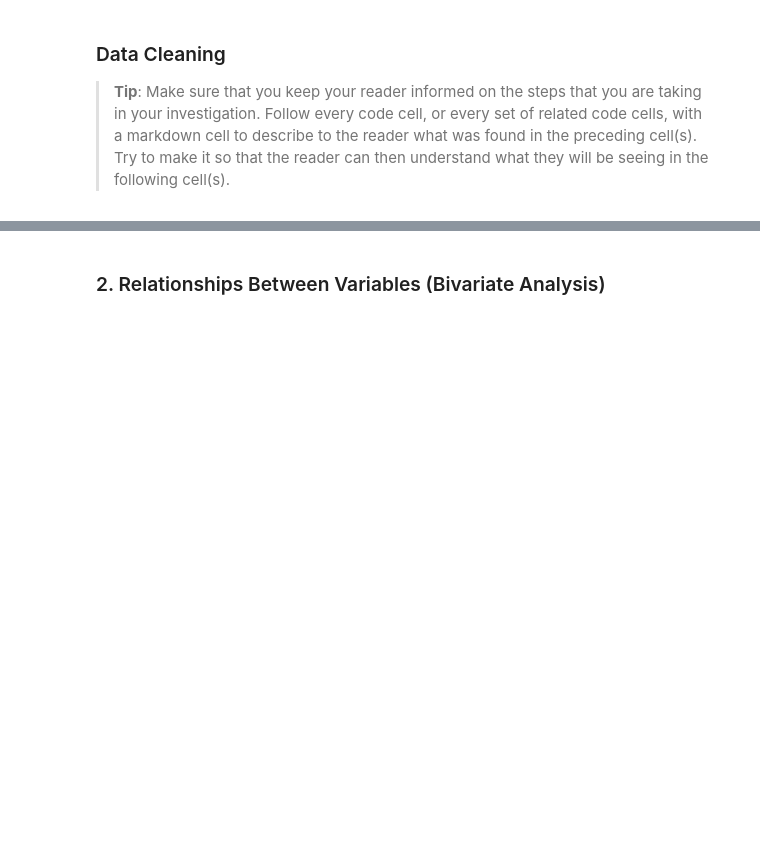
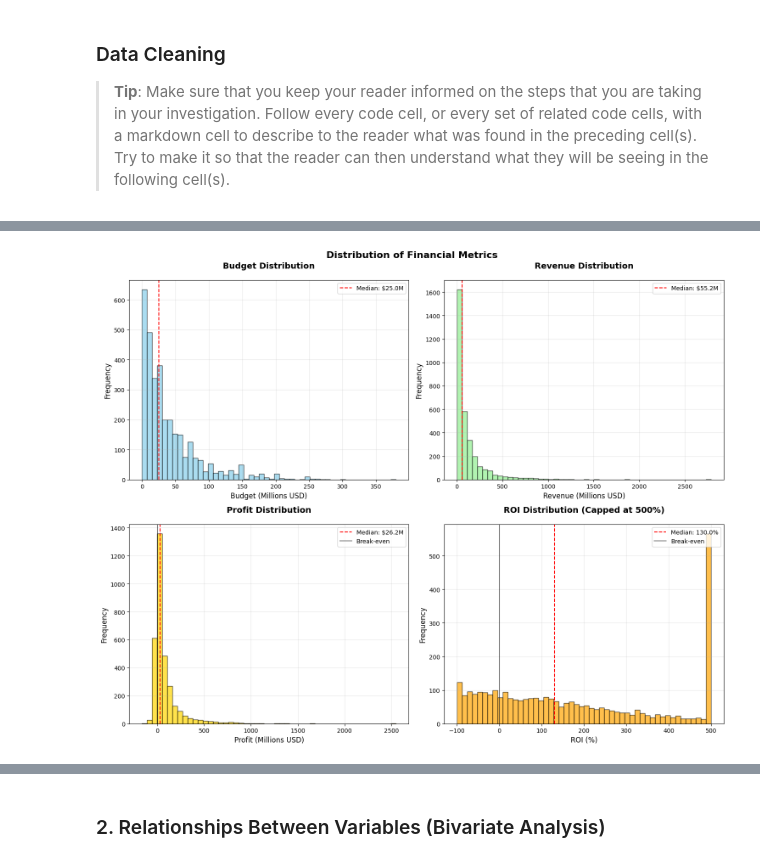
Before and after one commit to Bisan-Abdelrahim/DataAnalystProject1, a Jupyter notebook: Investigate_a_Dataset.ipynb, the cells around one changed output, grey strips where cells are left out. Saved outputs shown, nothing was run; the diff lists cells and outputs as text; code cells hidden in the pictures; blank space fills up the shorter version.

```diff
--- a/Investigate_a_Dataset.ipynb
+++ b/Investigate_a_Dataset.ipynb
@@ -26,15 +12,0 @@
-# %%
-# Basic libraries
-import pandas as pd
-import numpy as np
-
-# Visualization
-import matplotlib.pyplot as plt
-import seaborn as sns
-
-# Settings for plots
-sns.set_theme(style="darkgrid")
-
-
-# To display all columns in pandas
-pd.set_option('display.max_columns', None)
@@ -350,0 +410,70 @@ Key observations from distributions:
+# %%
+# Distribution Analysis of Key Financial Metrics
+
+# Create figure with subplots
+fig, axes = plt.subplots(2, 2, figsize=(15, 12))
+fig.suptitle('Distribution of Financial Metrics', fontsize=16, fontweight='bold')
+
+# Budget distribution
+axes[0, 0].hist(df['budget'] / 1e6, bins=50, alpha=0.7, color='skyblue', edgecolor='black')
+add_plot_labels(axes[0, 0], 'Budget Distribution', 'Budget (Millions USD)', 'Frequency')
+axes[0, 0].axvline(df['budget'].median() / 1e6, color='red', linestyle='--',
+                   label=f'Median: ${df["budget"].median()/1e6:.1f}M')
+axes[0, 0].legend()
+
+# Revenue distribution
+axes[0, 1].hist(df['revenue'] / 1e6, bins=50, alpha=0.7, color='lightgreen', edgecolor='black')
+add_plot_labels(axes[0, 1], 'Revenue Distribution', 'Revenue (Millions USD)', 'Frequency')
+axes[0, 1].axvline(df['revenue'].median() / 1e6, color='red', linestyle='--',
+                   label=f'Median: ${df["revenue"].median()/1e6:.1f}M')
+axes[0, 1].legend()
+
+# Profit distribution
+profit_millions = df['profit'] / 1e6
+axes[1, 0].hist(profit_millions, bins=50, alpha=0.7, color='gold', edgecolor='black')
+add_plot_labels(axes[1, 0], 'Profit Distribution', 'Profit (Millions USD)', 'Frequency')
+axes[1, 0].axvline(profit_millions.median(), color='red', linestyle='--',
+                   label=f'Median: ${profit_millions.median():.1f}M')
+axes[1, 0].axvline(0, color='black', linestyle='-', alpha=0.5, label='Break-even')
+axes[1, 0].legend()
+
+# ROI distribution (capped for visualization)
+roi_capped = df['roi_percent'].clip(upper=500)  # Cap at 500% for better visualization
+axes[1, 1].hist(roi_capped, bins=50, alpha=0.7, color='orange', edgecolor='black')
+add_plot_labels(axes[1, 1], 'ROI Distribution (Capped at 500%)', 'ROI (%)', 'Frequency')
+axes[1, 1].axvline(df['roi_percent'].median(), color='red', linestyle='--',
+                   label=f'Median: {df["roi_percent"].median():.1f}%')
+axes[1, 1].axvline(0, color='black', linestyle='-', alpha=0.5, label='Break-even')
+axes[1, 1].legend()
+
+plt.tight_layout()
+plt.show()
+
+# Summary statistics
+print("Distribution Summary:")
+print("=" * 50)
+
+metrics = {
+    'Budget': df['budget'],
+    'Revenue': df['revenue'],
+    'Profit': df['profit'],
+    'ROI (%)': df['roi_percent']
+}
+
+for name, data in metrics.items():
+    q25, q50, q75 = data.quantile([0.25, 0.5, 0.75])
+    if 'Budget' in name or 'Revenue' in name or 'Profit' in name:
+        print(f"{name}: Q1=${q25/1e6:.1f}M, Median=${q50/1e6:.1f}M, Q3=${q75/1e6:.1f}M")
+    else:
+        print(f"{name}: Q1={q25:.1f}%, Median={q50:.1f}%, Q3={q75:.1f}%")
+
+# Profitability analysis
+profitable_movies = len(df[df['profit'] > 0])
+total_movies = len(df)
+profitability_rate = profitable_movies / total_movies
+
+print(f"\nProfitability Analysis:")
+print(f"Profitable movies: {profitable_movies:,} out of {total_movies:,} ({profitability_rate:.1%})")
+print(f"Loss-making movies: {total_movies - profitable_movies:,} ({1-profitability_rate:.1%})")
+# %% [output]
+[figure, added]
```
Also changed, not shown: parts of 34 cells of this notebook.
